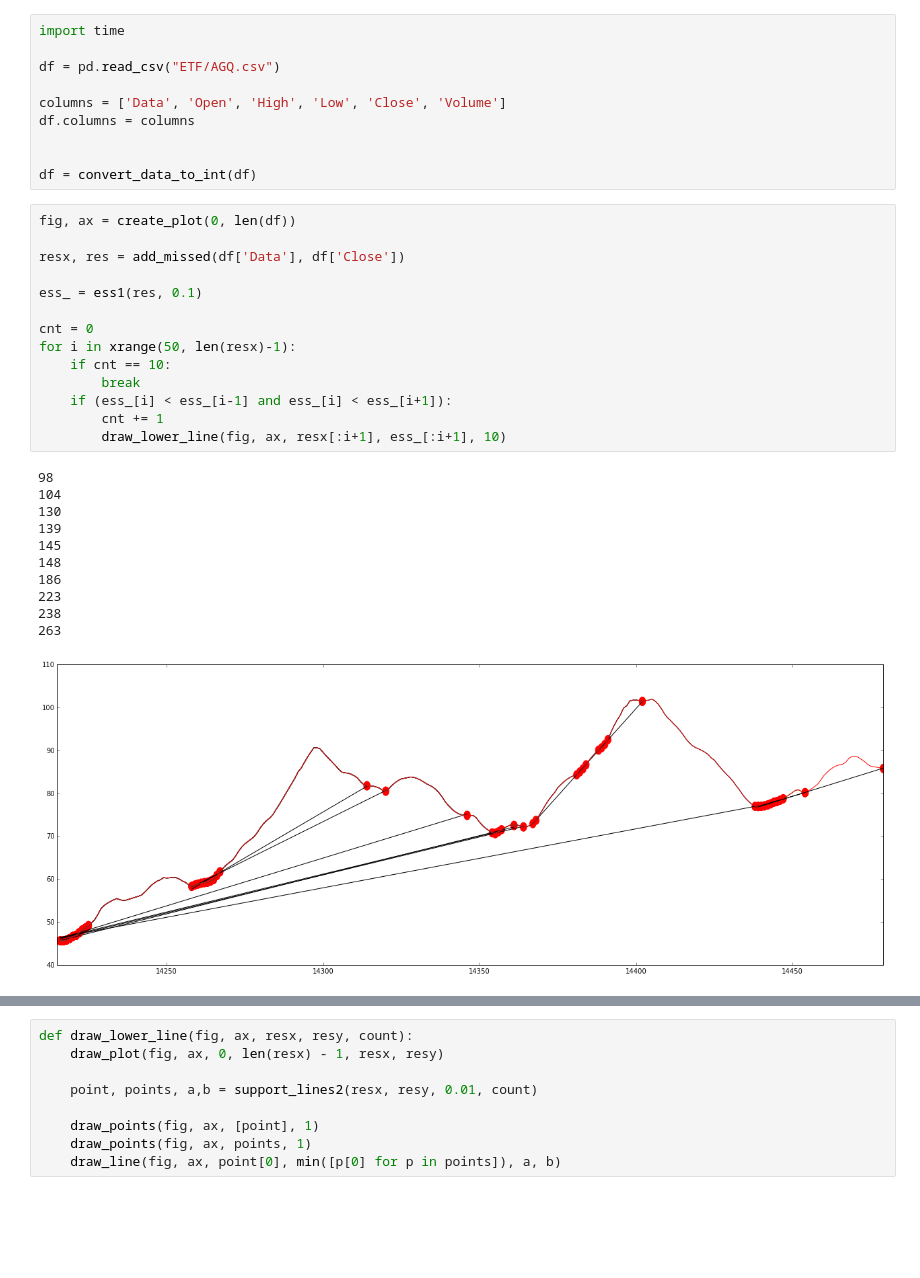
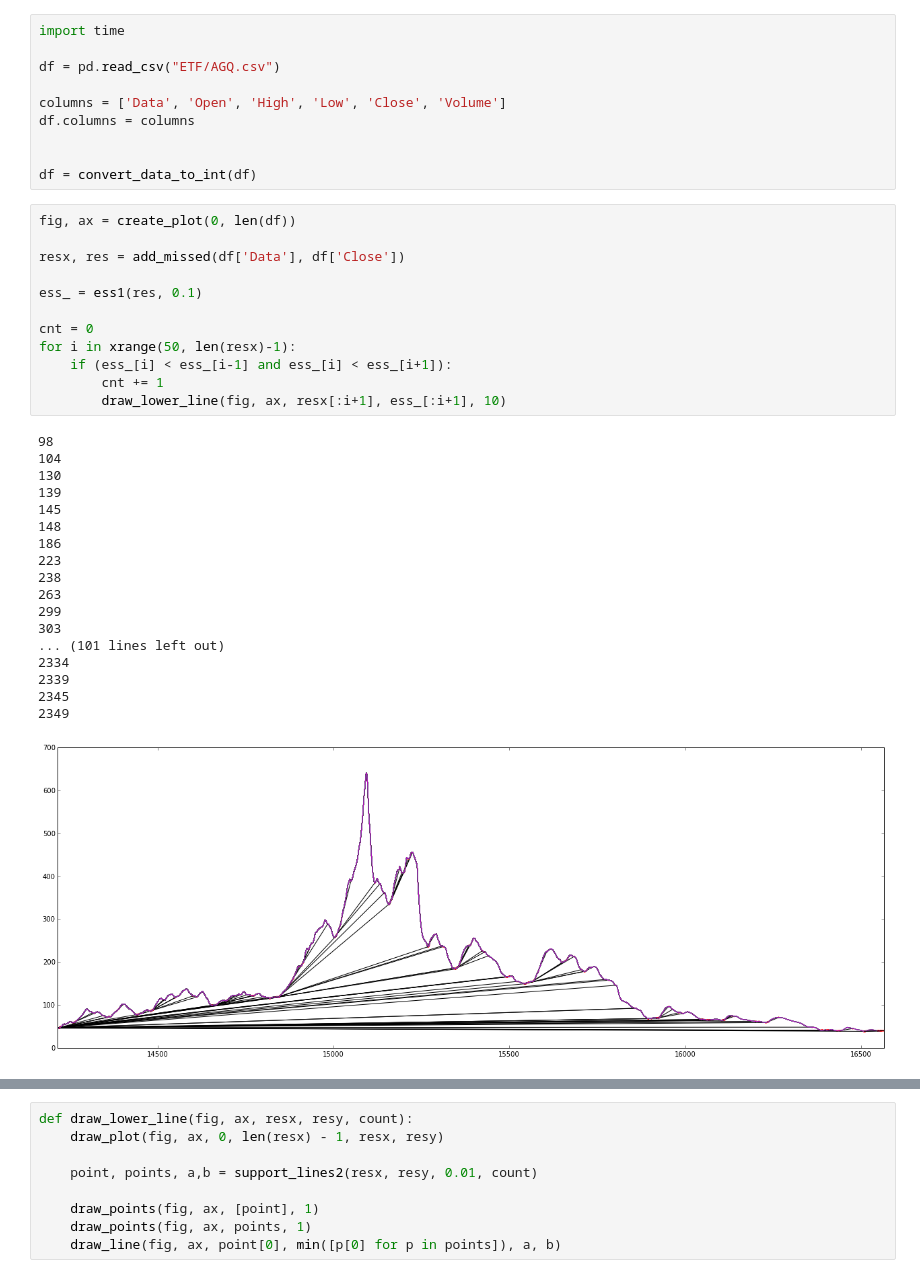
Before and after one commit to Anastasiya-Zhyrkevich/Notebooks, a Jupyter notebook: Untitled1.ipynb, the cells around one changed output, grey strips where cells are left out. Saved outputs shown, nothing was run; the diff lists cells and outputs as text; blank space fills up the shorter version.

```diff
--- a/Untitled1.ipynb
+++ b/Untitled1.ipynb
@@ -22,26 +22,31 @@ df = convert_data_to_int(df)
 # %%
 fig, ax = create_plot(0, len(df))
 
 resx, res = add_missed(df['Data'], df['Close'])
 
 ess_ = ess1(res, 0.1)
 
 cnt = 0
 for i in xrange(50, len(resx)-1):
-    if cnt == 10:
-        break
     if (ess_[i] < ess_[i-1] and ess_[i] < ess_[i+1]):
         cnt += 1
         draw_lower_line(fig, ax, resx[:i+1], ess_[:i+1], 10)
 # %% [output]
 98
 104
 130
 139
 145
 148
 186
 223
 238
 263
+299
+303
+... (101 lines left out)
+2334
+2339
+2345
+2349
-[figure, old version]
+[figure, new version]
```
Also changed, not shown: parts of 4 cells of this notebook.
